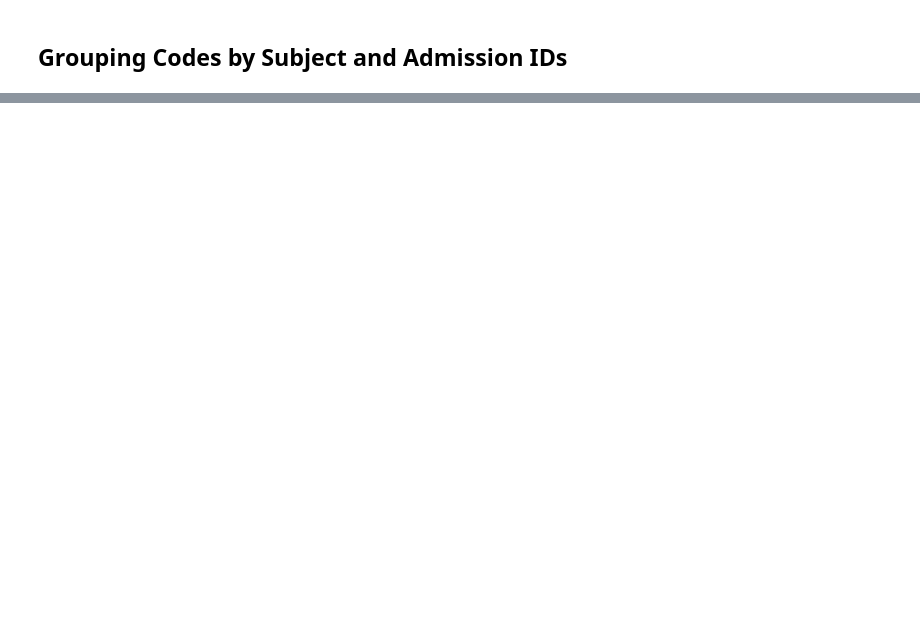
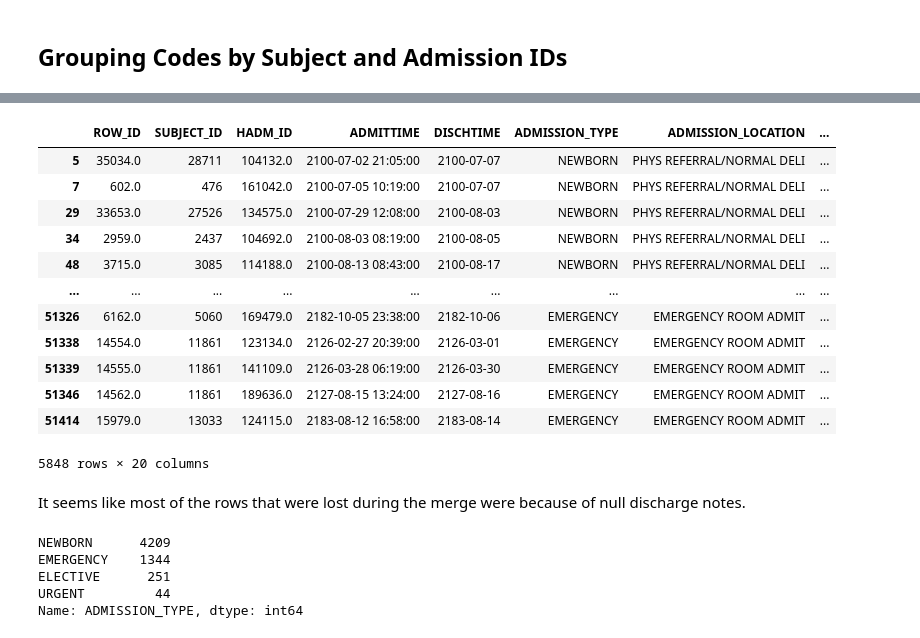
Before and after one commit to arthurk2323/hospital_readmissions_nlp, a Jupyter notebook: 01_EDA_v1.ipynb, the cells around one changed output, grey strips where cells are left out. Saved outputs shown, nothing was run; the diff lists cells and outputs as text; code cells hidden in the pictures; blank space fills up the shorter version.

```diff
--- a/01_EDA_v1.ipynb
+++ b/01_EDA_v1.ipynb
@@ -420,0 +559,28 @@ memory usage: 10.6+ MB
+# %%
+#reviewing where there is a null for the text value in the merged file from the notes dataset
+null_text_df = main2_df[main2_df['TEXT'].isna()]
+null_text_df
+# %% [output]
+|  | ROW_ID | SUBJECT_ID | HADM_ID | ADMITTIME | DISCHTIME | ADMISSION_TYPE | ADMISSION_LOCATION | ... |
+| 5 | 35034.0 | 28711 | 104132.0 | 2100-07-02 21:05:00 | 2100-07-07 | NEWBORN | PHYS REFERRAL/NORMAL DELI | ... |
+| 7 | 602.0 | 476 | 161042.0 | 2100-07-05 10:19:00 | 2100-07-07 | NEWBORN | PHYS REFERRAL/NORMAL DELI | ... |
+| 29 | 33653.0 | 27526 | 134575.0 | 2100-07-29 12:08:00 | 2100-08-03 | NEWBORN | PHYS REFERRAL/NORMAL DELI | ... |
+| 34 | 2959.0 | 2437 | 104692.0 | 2100-08-03 08:19:00 | 2100-08-05 | NEWBORN | PHYS REFERRAL/NORMAL DELI | ... |
+| 48 | 3715.0 | 3085 | 114188.0 | 2100-08-13 08:43:00 | 2100-08-17 | NEWBORN | PHYS REFERRAL/NORMAL DELI | ... |
+| ... | ... | ... | ... | ... | ... | ... | ... | ... |
+| 51326 | 6162.0 | 5060 | 169479.0 | 2182-10-05 23:38:00 | 2182-10-06 | EMERGENCY | EMERGENCY ROOM ADMIT | ... |
+| 51338 | 14554.0 | 11861 | 123134.0 | 2126-02-27 20:39:00 | 2126-03-01 | EMERGENCY | EMERGENCY ROOM ADMIT | ... |
+| 51339 | 14555.0 | 11861 | 141109.0 | 2126-03-28 06:19:00 | 2126-03-30 | EMERGENCY | EMERGENCY ROOM ADMIT | ... |
+| 51346 | 14562.0 | 11861 | 189636.0 | 2127-08-15 13:24:00 | 2127-08-16 | EMERGENCY | EMERGENCY ROOM ADMIT | ... |
+| 51414 | 15979.0 | 13033 | 124115.0 | 2183-08-12 16:58:00 | 2183-08-14 | EMERGENCY | EMERGENCY ROOM ADMIT | ... |
+5848 rows × 20 columns
+# %% [markdown]
+It seems like most of the rows that were lost during the merge were because of null discharge notes.
+# %%
+null_text_df['ADMISSION_TYPE'].value_counts()
+# %% [output]
+NEWBORN      4209
+EMERGENCY    1344
+ELECTIVE      251
+URGENT         44
+Name: ADMISSION_TYPE, dtype: int64
```
Also changed, not shown: parts of 107 cells of this notebook, 6 other files.
